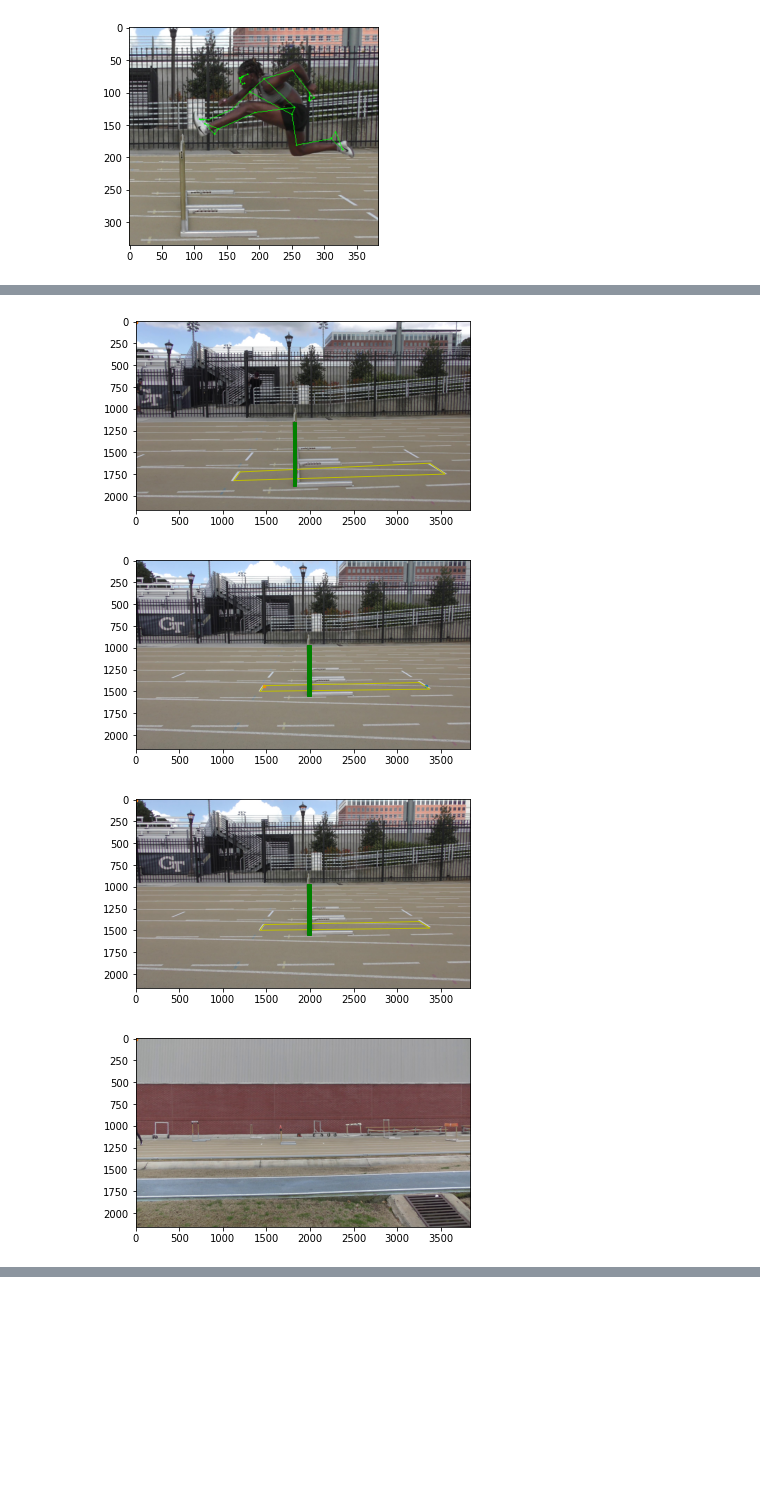
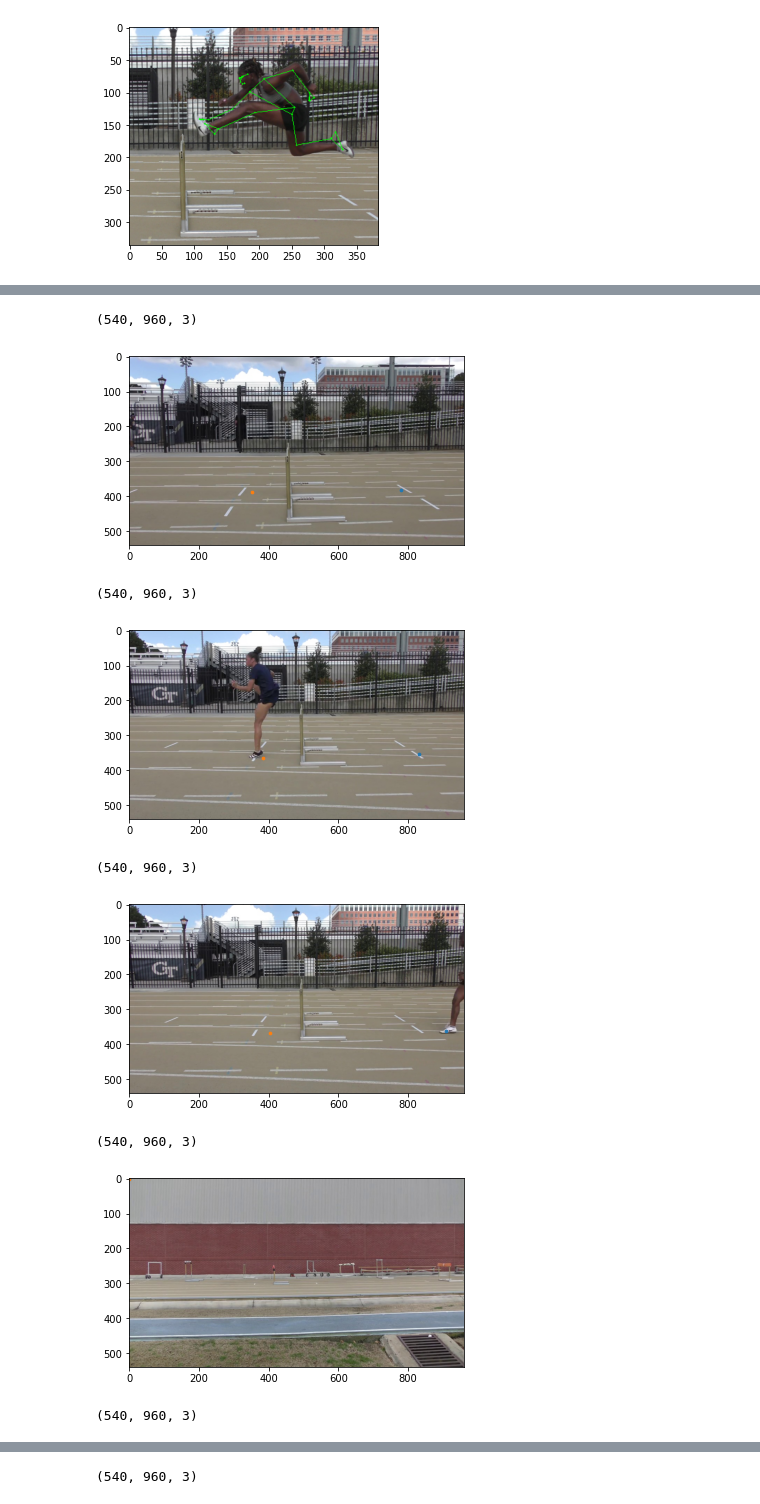
Before and after one commit to ayau/hackalytics, a Jupyter notebook: test notebook.ipynb, the cells around one changed output, grey strips where cells are left out. Cells and saved outputs as stored; diff of their text form; code cells hidden in the pictures; blank space fills up the shorter version.

```diff
--- a/test notebook.ipynb
+++ b/test notebook.ipynb
@@ -60,14 +60,14 @@ axes=[]
 
 fig=plt.figure(figsize=(20, 20))
 
-for i in range(1,7):
-    video_path = video_base_path+str(i)+".mp4"
+for i in range(3,4):
+    video_path = video_base_path+str(i)+"_small.mp4"
 
 
     f = cv2.VideoCapture(video_path)
 
     #get 30th frame for safety
-    for j in range(30):
+    for j in range(220):
         rval, frame = f.read()
 
     # add dimensions to filename
@@ -117,41 +117,48 @@ coor = {
     "floor_y" : [
         [1825,1750,1625,1725],
         [1500,1475,1400,1435],
         [1500,1475,1400,1435],
         [0,0,0,0],
         [0,0,0,0],
         [0,0,0,0]
     ],
-    "foot_start_x" : [0,3325,0,0,0,0],
-    "foot_start_y" : [0,1435,0,0,0,0],
-    "foot_end_x" : [0,1475,0,0,0,0],
-    "foot_end_y" : [0,1435,0,0,0,0]
+    "foot_start_x" : [780,831,908,0,0,0],
+    "foot_start_y" : [381,353,363,0,0,0],
+    "foot_end_x" : [352,383,405,0,0,0],
+    "foot_end_y" : [388,366,369,0,0,0]
 }
 
 for i in range(0,6):
-    image_path = image_base_path+str(i+1)+"_2160x3840px.jpg"
+    image_path = image_base_path+str(i+1)+"_540x960px.jpg" #_2160x3840px
 
     im = np.array(Image.open(image_path), dtype=np.uint8)
+
+    print(im.shape)
 
     # Create figure and axes
     fig,ax = plt.subplots(1)
 
     # Display the image
     ax.imshow(im)
 
     hurdle = patches.Polygon(xy=list(zip(coor['hurdle_x'][i],coor['hurdle_y'][i])), linewidth=1,edgecolor='g',facecolor='g')
     floor = patches.Polygon(xy=list(zip(coor['floor_x'][i],coor['floor_y'][i])), linewidth=1,edgecolor='y',facecolor='none')
 
 
     # Add the patch to the Axes
-    ax.add_patch(floor)
-    ax.add_patch(hurdle)
+    #ax.add_patch(floor)
+    #ax.add_patch(hurdle)
     ax.scatter(coor['foot_start_x'][i], coor['foot_start_y'][i], s=7)
     ax.scatter(coor['foot_end_x'][i], coor['foot_end_y'][i], s=7)
 
     plt.show()
 # %% [output]
+(540, 960, 3)
-[figure, old version]
+[figure, new version]
+(540, 960, 3)
-[figure, old version]
+[figure, new version]
+(540, 960, 3)
-[figure, old version]
+[figure, new version]
+(540, 960, 3)
-[figure, old version]
+[figure, new version]
+(540, 960, 3)
@@ -158,0 +166 @@ for i in range(0,6):
+(540, 960, 3)
```
Also changed, not shown: parts of 4 cells of this notebook, 33 other files.
